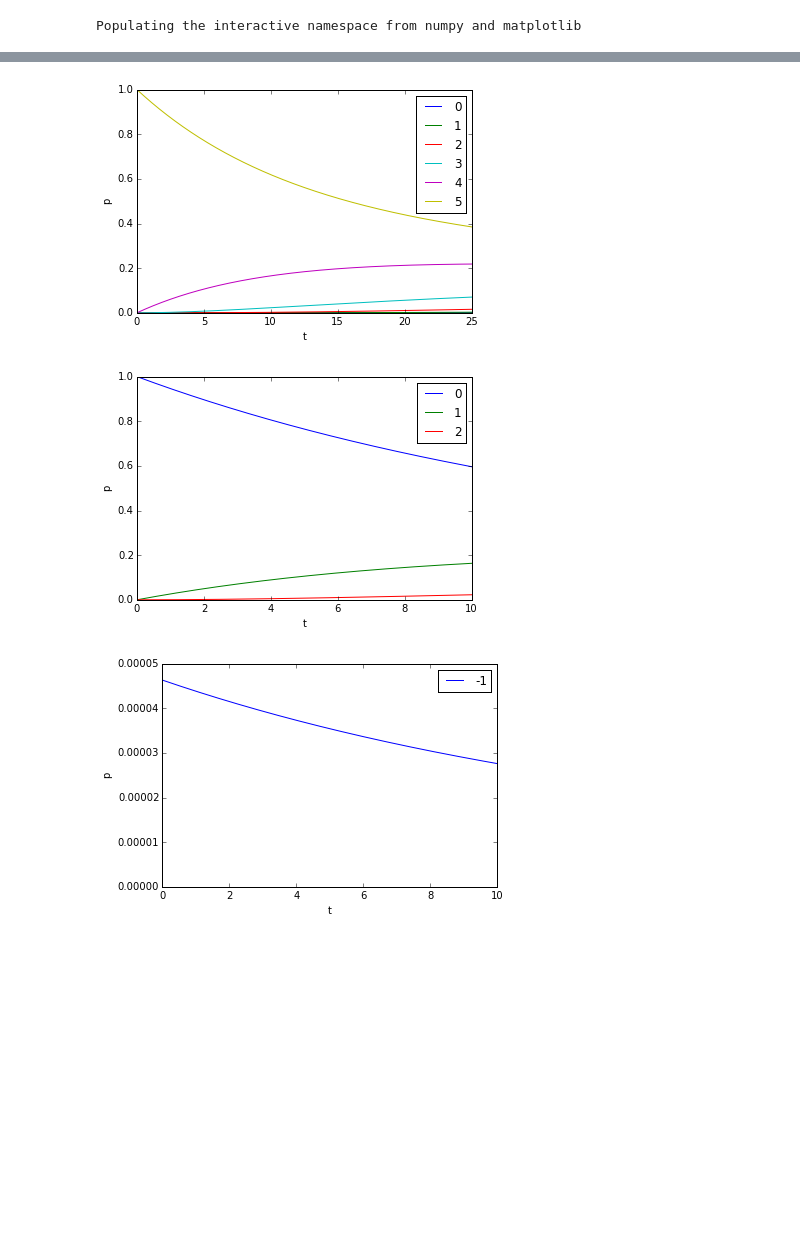
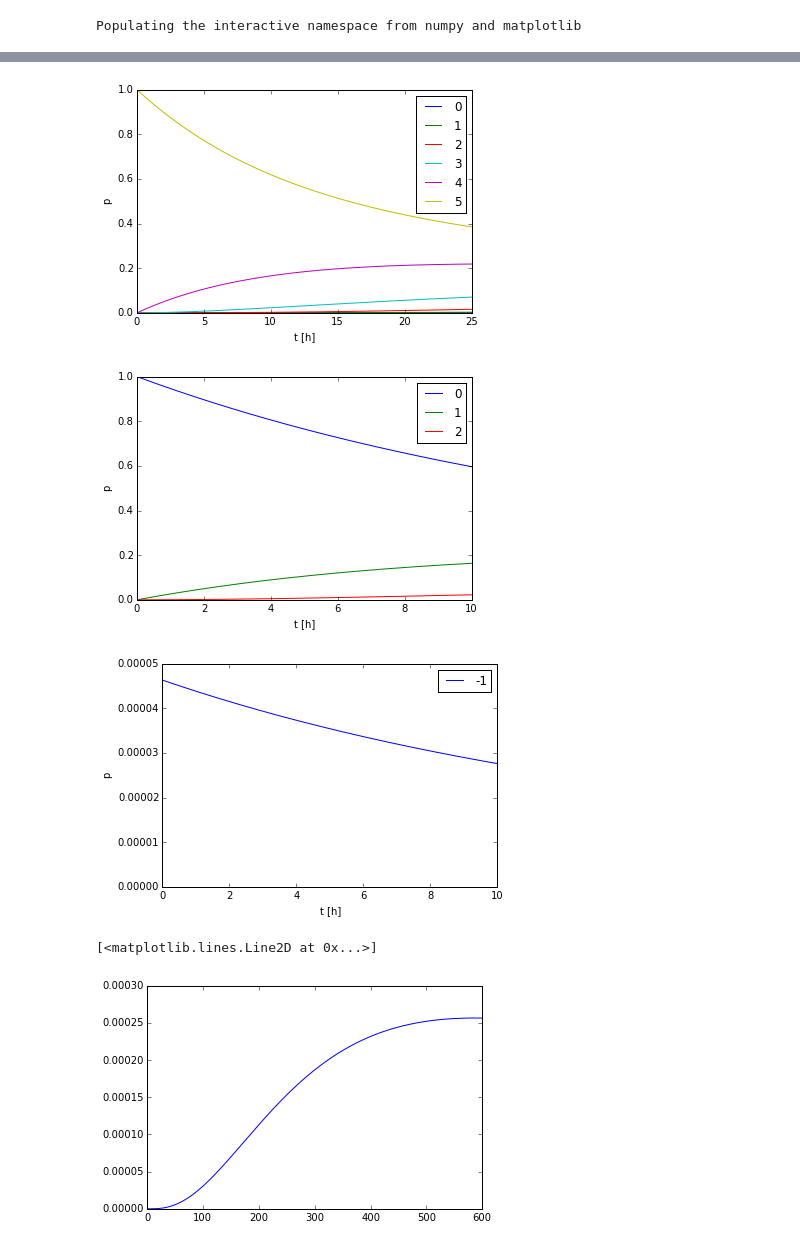
Before and after one commit to mentrelli/pybuffer, a Jupyter notebook: pybuffer.ipynb, the cells around one changed output, grey strips where cells are left out. Saved outputs shown, nothing was run; the diff lists cells and outputs as text; code cells hidden in the pictures; blank space fills up the shorter version.

```diff
--- a/pybuffer.ipynb
+++ b/pybuffer.ipynb
@@ -16,10 +16,12 @@ def prob_buffer(n0, L, M, tmax=6000, dt=1.0, nmax=100):
             nmax: stato massimo del buffer (default: 100)
         output:
             p: matrice delle probabilità
-               (riga i-esima: probabilità stato i-esimo)
-               (colonna j-esima: vettore delle probabilità al tempo j*dt)
+               p(i,j) è la probabilità di essere nello stato i-esimo
+               al tempo j*dt
             q: vettore delle probabilità di interruzione dovuta
-               ad esaurimento del buffer
+               ad esaurimento del buffer e concomitante rottura della
+               macchina a valle
+               q(j) è la probabilità di interruzione al tempo j*dt
 
         Nota: In python, gli indici di matrici/vettori partono da 0
     """
@@ -51,10 +53,24 @@ def prob_buffer(n0, L, M, tmax=6000, dt=1.0, nmax=100):
     return sim
 
 
-def make_plot(sim, stati, max_hrs_plot=100):
+def make_plot(sim, stati, max_hrs_plot=None):
+    """
+        input:
+            sim:   dati della simulazione, che devono essere stati
+                   precedentemente calcolati con chiamata a prob_buffer()
+            stati: lista degli stati del buffer che si vuole plottare
+                   (-1 rappresenta la probabilità di interruzione a
+                   causa di esaurimento del buffer e rottura della
+                   macchina a monte del buffer)
+            max_hrs_plot: estremo destro dell'asse del tempi, espresso
+                   in ore (default: plotta fino a tmax)
+    """
 
     p, q, n0, L, M, tmax, dt, nmax = sim
-    max_hrs_plot = min(max_hrs_plot, tmax/60.0)
+    if max_hrs_plot is None:
+        max_hrs_plot = tmax/60.0
+    else:
+        max_hrs_plot = min(max_hrs_plot, tmax/60.0)
     Ndt_max = np.int(np.float(max_hrs_plot*60.0)/dt)
     t = np.asarray(range(Ndt_max+1))*dt/60.0
     for s in stati:
@@ -63,7 +79,7 @@ def make_plot(sim, stati, max_hrs_plot=100):
         elif s<=nmax:
             plt.plot(t[0:Ndt_max], p[s,0:Ndt_max])
     legend(stati)
-    xlabel('t')
+    xlabel('t [h]')
     ylabel('p')
 # %%
 L = 1.0/(36*60.0) # MTBF macchina #1 [minuti]
@@ -88,16 +104,23 @@ sim3 = prob_buffer(n0=5, L=L, M=M)
 
 make_plot(sim3, stati=[0,1,2,3,4,5], max_hrs_plot=25)
 # %% [output]
-[figure, old version]
+[figure, new version]
 # %%
 # caso 4, si parte senza buffer
 sim4 = prob_buffer(n0=0, L=L, M=M, dt=.1, tmax=600)
 
 make_plot(sim4, stati=[0,1,2])
 # %% [output]
-[figure, old version]
+[figure, new version]
 # %%
 #plot solo della probabilità di esaurire il buffer
 make_plot(sim4, stati=[-1], max_hrs_plot=10)
 # %% [output]
-[figure, old version]
+[figure, new version]
+# %%
+s = prob_buffer(n0=3, L=L, M=M, tmax=6000, dt=10.0, nmax=30)
+p, q = s[0], s[1]
+plt.plot(q)
+# %% [output]
+[<matplotlib.lines.Line2D at 0x...>]
+[figure, added]
```
Also changed, not shown: parts of 4 cells of this notebook, 1 other file.
